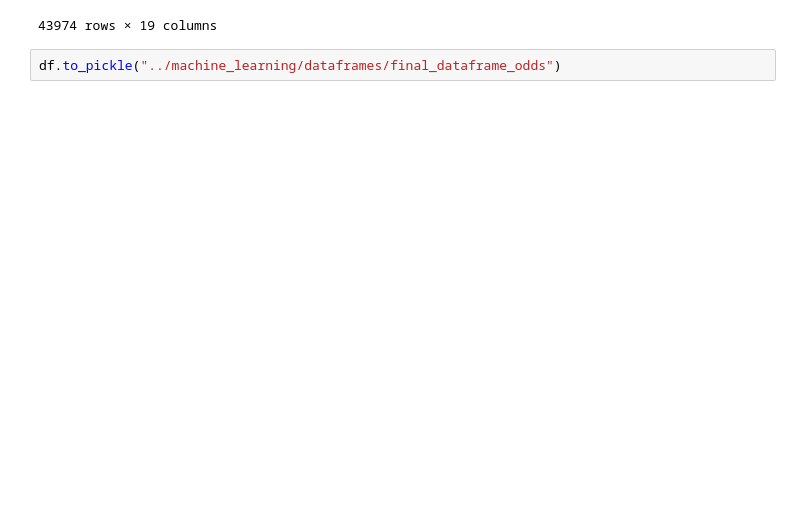
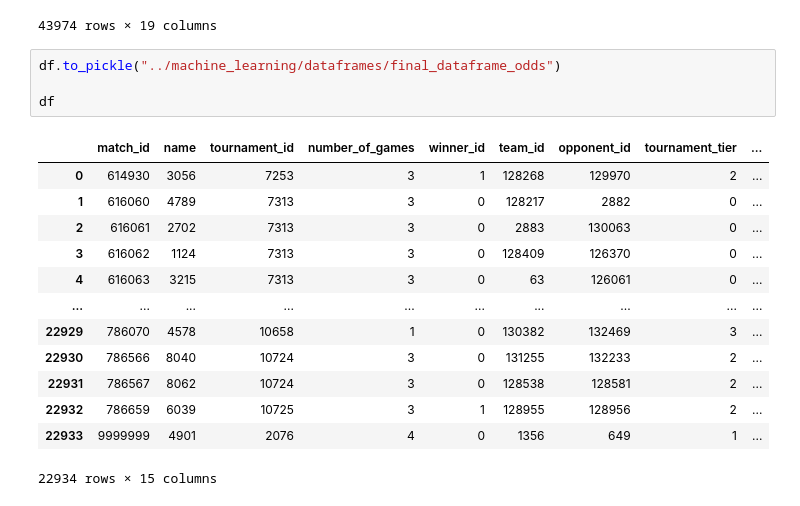
Before and after one commit to ycncy/LGM-Data, a Jupyter notebook: notebooks/test_ml.ipynb, the cells around one changed output. Saved outputs shown, nothing was run; the diff lists cells and outputs as text; blank space fills up the shorter version.

```diff
--- a/notebooks/test_ml.ipynb
+++ b/notebooks/test_ml.ipynb
@@ -117,3 +144,19 @@ df
 43974 rows × 19 columns
 # %%
 df.to_pickle("../machine_learning/dataframes/final_dataframe_odds")
+
+df
+# %% [output]
+|  | match_id | name | tournament_id | number_of_games | winner_id | team_id | opponent_id | tournament_tier | ... |
+| 0 | 614930 | 3056 | 7253 | 3 | 1 | 128268 | 129970 | 2 | ... |
+| 1 | 616060 | 4789 | 7313 | 3 | 0 | 128217 | 2882 | 0 | ... |
+| 2 | 616061 | 2702 | 7313 | 3 | 0 | 2883 | 130063 | 0 | ... |
+| 3 | 616062 | 1124 | 7313 | 3 | 0 | 128409 | 126370 | 0 | ... |
+| 4 | 616063 | 3215 | 7313 | 3 | 0 | 63 | 126061 | 0 | ... |
+| ... | ... | ... | ... | ... | ... | ... | ... | ... | ... |
+| 22929 | 786070 | 4578 | 10658 | 1 | 0 | 130382 | 132469 | 3 | ... |
+| 22930 | 786566 | 8040 | 10724 | 3 | 0 | 131255 | 132233 | 2 | ... |
+| 22931 | 786567 | 8062 | 10724 | 3 | 0 | 128538 | 128581 | 2 | ... |
+| 22932 | 786659 | 6039 | 10725 | 3 | 1 | 128955 | 128956 | 2 | ... |
+| 22933 | 9999999 | 4901 | 2076 | 4 | 0 | 1356 | 649 | 1 | ... |
+22934 rows × 15 columns
```
Also changed, not shown: parts of 14 cells of this notebook.
